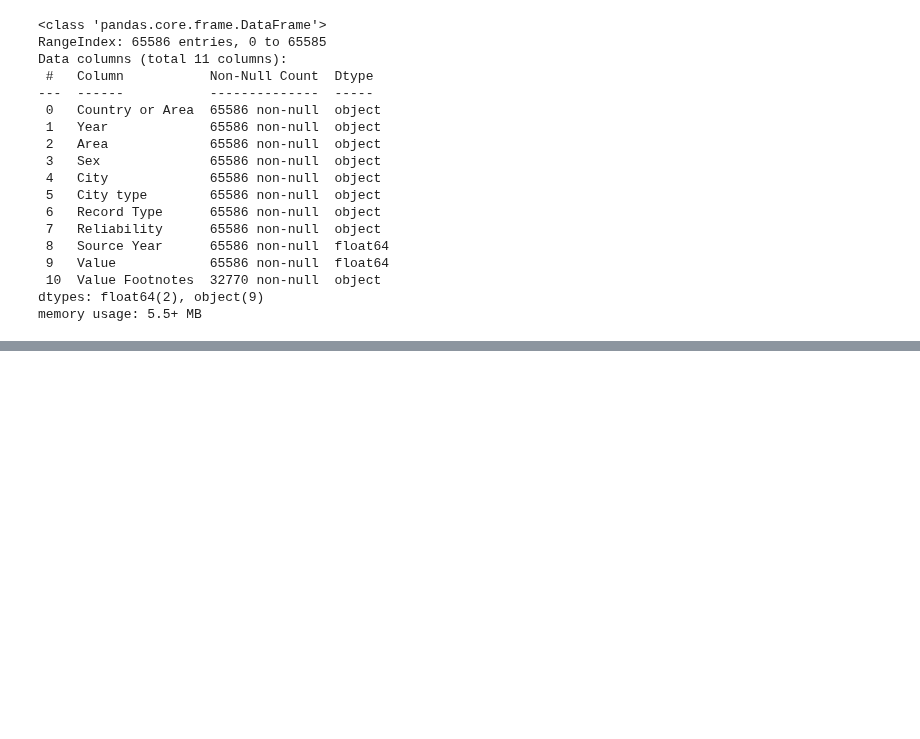
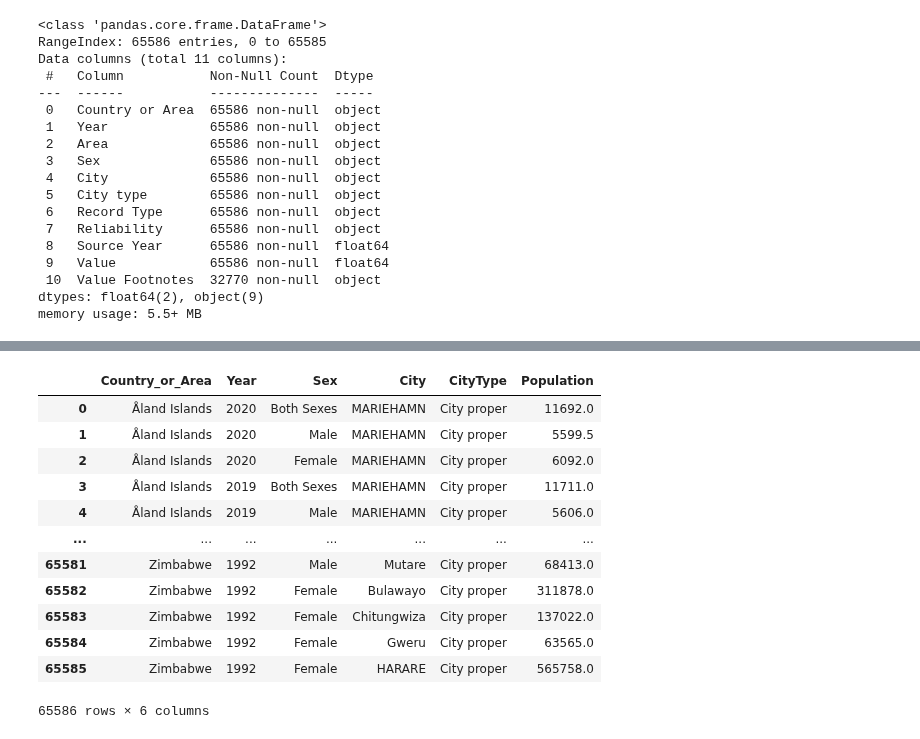
Before and after one commit to eldrigeampong/Data-Science, a Jupyter notebook: UN/Demographic Statistics Database/proj1.ipynb, the cells around one changed output, grey strips where cells are left out. Saved outputs shown, nothing was run; the diff lists cells and outputs as text; code cells hidden in the pictures; blank space fills up the shorter version.

```diff
--- a/UN/Demographic Statistics Database/proj1.ipynb
+++ b/UN/Demographic Statistics Database/proj1.ipynb
@@ -27,7 +21,9 @@ warnings.simplefilter('ignore')
 # %% [markdown]
 # Import Data
 # %%
-df = pd.read_csv('City population by sex, city and city type.csv')
+filepath = os.path.join('datasets', 'City population by sex, city and city type.csv')
+
+df = pd.read_csv(filepath)
 # %% [markdown]
 # Head and Tail
 # %%
@@ -68,11 +68,3 @@ Data columns (total 11 columns):
  10  Value Footnotes  32770 non-null  object
 dtypes: float64(2), object(9)
 memory usage: 5.5+ MB
-# %%
-df.rename(columns={'Country or Area': 'country_or_area',
-                   'City type': 'city_type',
-                   'Record Type': 'record_type',
-                   'Value': 'population'}, inplace=True)
-
-df.columns = [col.lower() for col in df.columns]
-df.head()
@@ -561,0 +84,17 @@ cnt_area_grp.get_group('Barbados')
+# %%
+df1 = df[['Country_or_Area', 'Year', 'Sex', 'City', 'CityType', 'Population']]
+df1
+# %% [output]
+|  | Country_or_Area | Year | Sex | City | CityType | Population |
+| 0 | Åland Islands | 2020 | Both Sexes | MARIEHAMN | City proper | 11692.0 |
+| 1 | Åland Islands | 2020 | Male | MARIEHAMN | City proper | 5599.5 |
+| 2 | Åland Islands | 2020 | Female | MARIEHAMN | City proper | 6092.0 |
+| 3 | Åland Islands | 2019 | Both Sexes | MARIEHAMN | City proper | 11711.0 |
+| 4 | Åland Islands | 2019 | Male | MARIEHAMN | City proper | 5606.0 |
+| ... | ... | ... | ... | ... | ... | ... |
+| 65581 | Zimbabwe | 1992 | Male | Mutare | City proper | 68413.0 |
+| 65582 | Zimbabwe | 1992 | Female | Bulawayo | City proper | 311878.0 |
+| 65583 | Zimbabwe | 1992 | Female | Chitungwiza | City proper | 137022.0 |
+| 65584 | Zimbabwe | 1992 | Female | Gweru | City proper | 63565.0 |
+| 65585 | Zimbabwe | 1992 | Female | HARARE | City proper | 565758.0 |
+65586 rows × 6 columns
```
Also changed, not shown: parts of 71 cells of this notebook, 1 other file.
